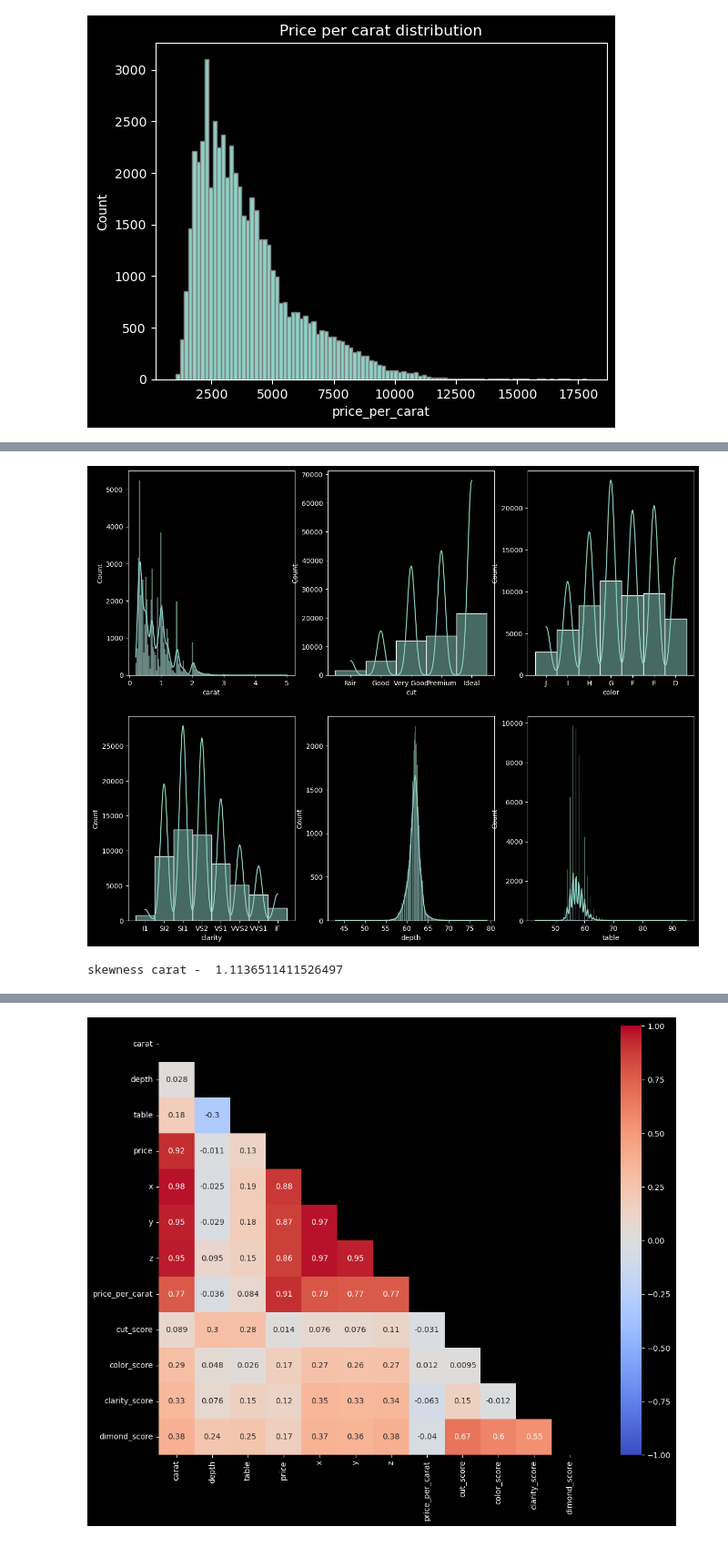
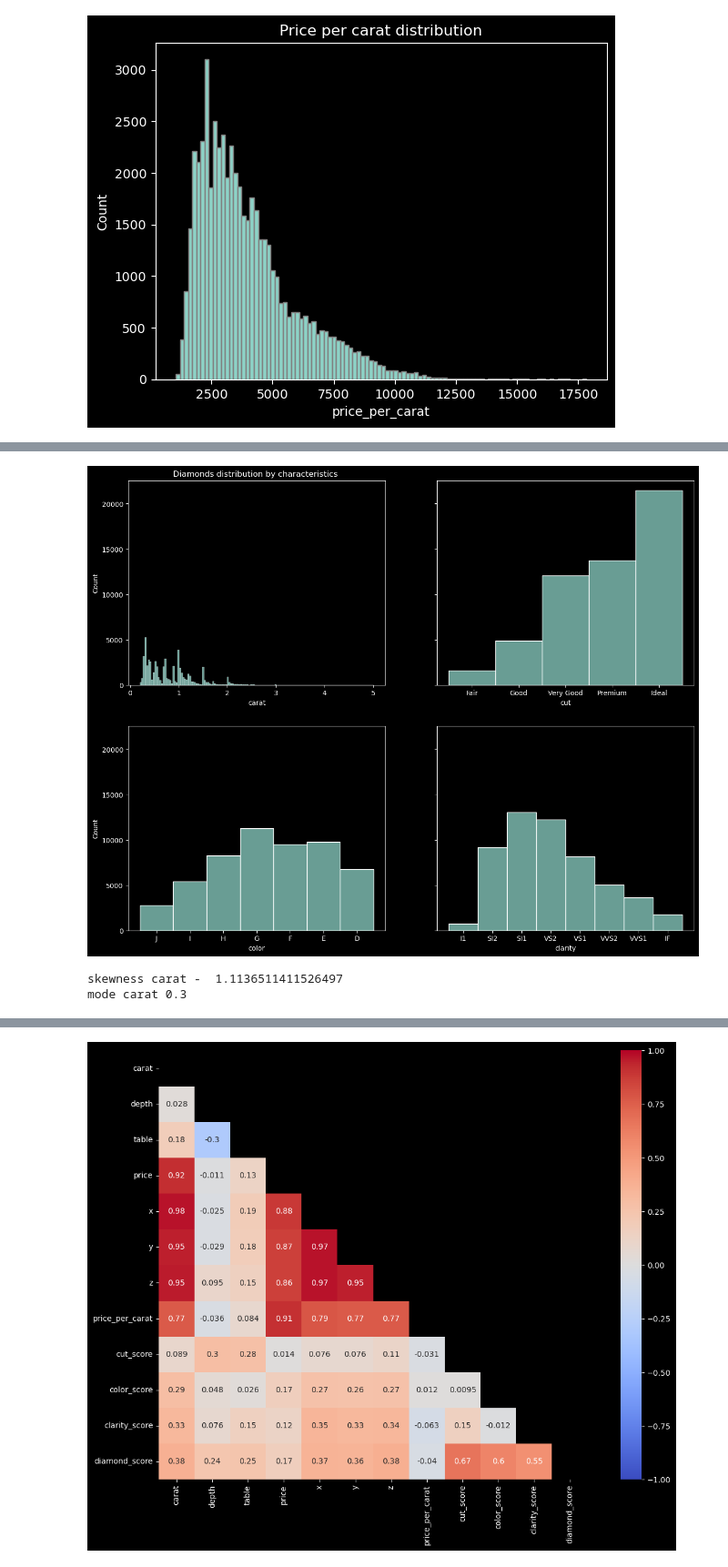
Before and after one commit to YanaOrf/Diamonds_analysis, a Jupyter notebook: Dimonds.ipynb, the cells around one changed output, grey strips where cells are left out. Shown at 91% size. Cells and saved outputs as stored; diff of their text form; code cells hidden in the pictures.

```diff
--- a/Dimonds.ipynb
+++ b/Dimonds.ipynb
@@ -153,14 +153,17 @@ diamonds["cut_score"]=pd.to_numeric(diamonds["cut_score"])
 diamonds["color_score"]=pd.to_numeric(diamonds["color_score"])
 diamonds["clarity_score"]=pd.to_numeric(diamonds["clarity_score"])
 
-diamonds["dimond_score"]=((diamonds["cut_score"]*0.35)+(diamonds["color_score"]*0.325)+(diamonds["clarity_score"]*0.325))
+
+#dimond_score was added to give a quantitative evaluation of the qualitative characteristics (cut,color,clarity) of diamonds.
+# According to AGS Scale, diamond Cut grade is first, then diamond Color, then Clarity
+diamonds["diamond_score"]=((diamonds["cut_score"]*0.35)+(diamonds["color_score"]*0.325)+(diamonds["clarity_score"]*0.325))
 # %%
 
-#
+# Assigning diamond labels by carat number (from small to large)
 diamonds["carat_label"]=diamonds["carat"].apply(lambda value:
 "XS" if value<0.5
-else "S" if value<1
-else "M" if value<2
+else "S" if value<1.5
+else "M" if value<2.5
 else "L" if value < 4
 else "XL")
 # %%
@@ -249,20 +266,21 @@ skewness price_per_carat -  1.2288934821854949
 # %%
-#Distribution of diamond
+#Distribution of diamonds by
 
-fig,axs=plt.subplots(2,3,figsize=(15,12))
-ax.set_title("Distribution")
-sns.histplot(data=diamonds,x="carat",kde=True,ax=axs[0,0])
-sns.histplot(data=diamonds,x="cut",kde=True,ax=axs[0,1])
-sns.histplot(data=diamonds,x="color",kde=True,ax=axs[0,2])
-sns.histplot(data=diamonds,x="clarity",kde=True,ax=axs[1,0])
-sns.histplot(data=diamonds,x="depth",kde=True,ax=axs[1,1])
-sns.histplot(data=diamonds,x="table",kde=True,ax=axs[1,2])
+fig,axs=plt.subplots(2,2,figsize=(15,12),sharey=True)
+axs[0,0].set_title("Diamonds distribution by characteristics ")
+sns.histplot(data=diamonds,x="carat",kde=False,ax=axs[0,0])
+sns.histplot(data=diamonds,x="cut",kde=False,ax=axs[0,1])
+sns.histplot(data=diamonds,x="color",kde=False,ax=axs[1,0])
+sns.histplot(data=diamonds,x="clarity",kde=False,ax=axs[1,1])
+
 plt.show()
 
 print("skewness carat - ",diamonds["carat"].skew())
+print("mode carat",statss.mode(diamonds["carat"]))
 # %% [output]
-[figure, old version]
+[figure, new version]
 skewness carat -  1.1136511411526497
+mode carat 0.3
 # %%
 diamonds.info()
 # %% [output]
```
Also changed, not shown: parts of 8 cells of this notebook, 6 other files.
